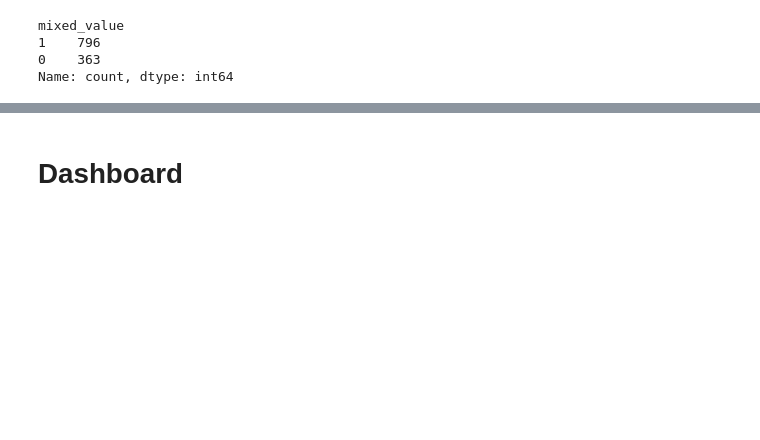
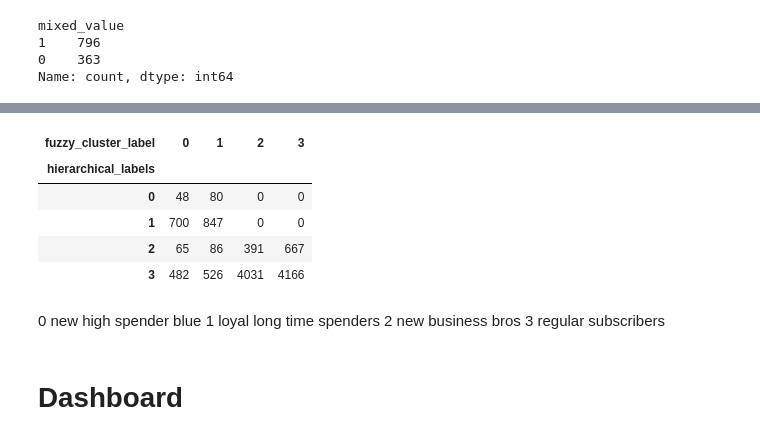
Before and after one commit to LiberoBiagi/DM_Nova_IMS_25-26, a Jupyter notebook: data_mining.ipynb, the cells around one changed output, grey strips where cells are left out. Drawn from its saved outputs; the diff is of its cells as text; code cells hidden in the pictures; blank space fills up the shorter version.

```diff
--- a/data_mining.ipynb
+++ b/data_mining.ipynb
@@ -3373,3 +3078,22 @@ df_concat.head()
+# %%
+transition_counts = pd.crosstab(
+    df_scaled_active["hierarchical_labels"],
+    df_scaled_active["fuzzy_cluster_label"]
+)
+
+transition_counts
+# %% [output]
+| fuzzy_cluster_label | 0 | 1 | 2 | 3 |
+| hierarchical_labels |  |  |  |  |
+| 0 | 48 | 80 | 0 | 0 |
+| 1 | 700 | 847 | 0 | 0 |
+| 2 | 65 | 86 | 391 | 667 |
+| 3 | 482 | 526 | 4031 | 4166 |
+# %% [markdown]
+0 new high spender blue
+1 loyal long time spenders
+2 new business bros
+3 regular subscribers
 # %% [markdown]
 # Dashboard
 # %%
```
Also changed, not shown: parts of 43 cells of this notebook.
